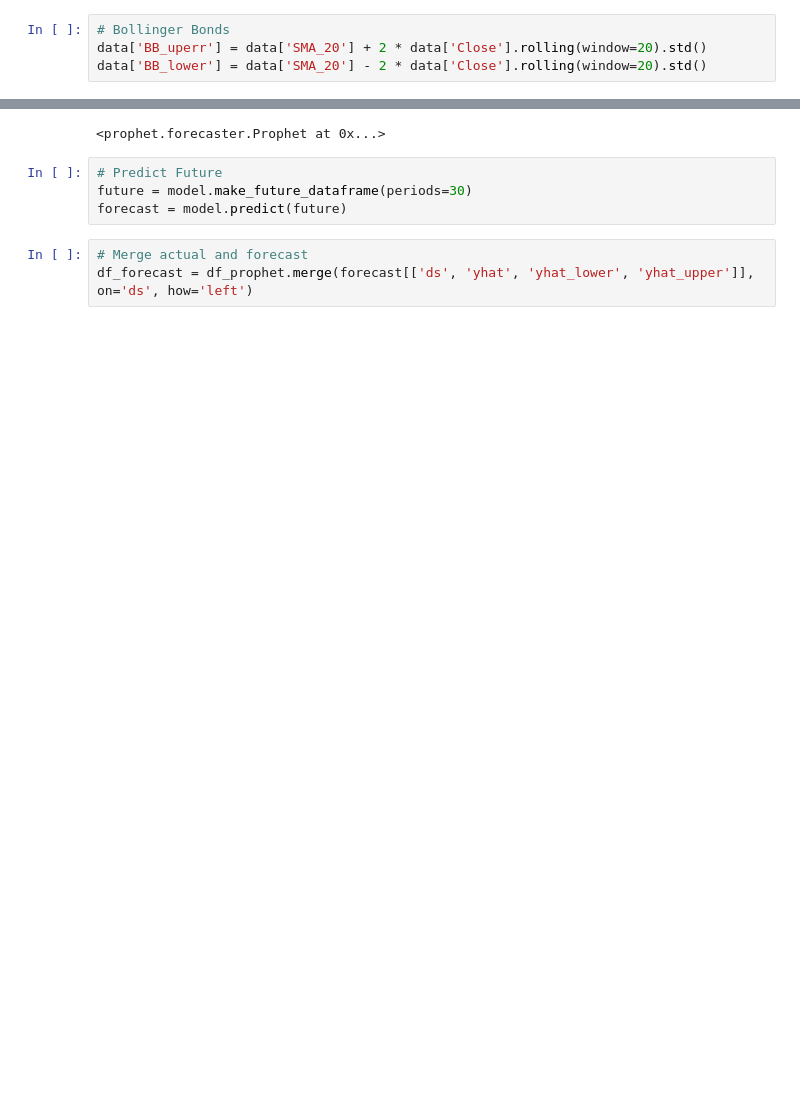
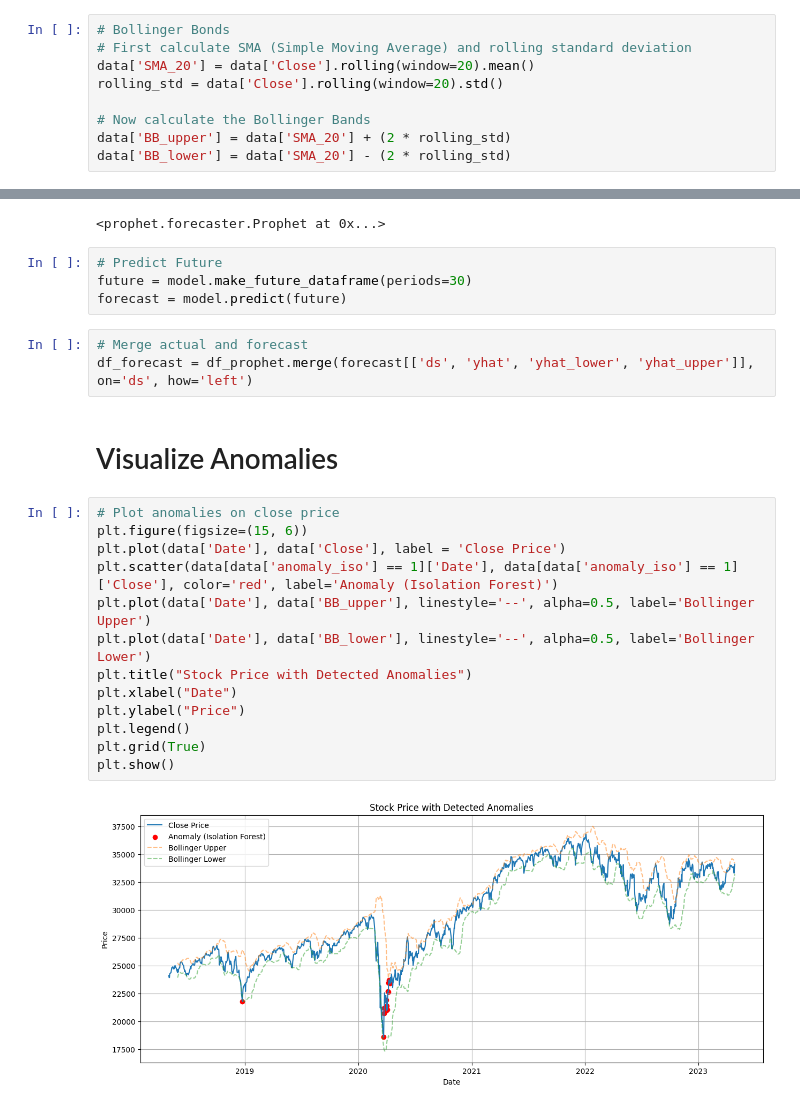
Before and after one commit to HamzaAhmadOfficial/Financial-TimeSeries-Anomaly-Detection, a Jupyter notebook: Financial Time Series Anomaly detection Task # 01.ipynb, the cells around one changed output, grey strips where cells are left out. Cells and saved outputs as stored; diff of their text form; blank space fills up the shorter version.

Commit message:
code added for visualization

```diff
--- a/Financial Time Series Anomaly detection Task # 01.ipynb
+++ b/Financial Time Series Anomaly detection Task # 01.ipynb
@@ -95,8 +95,13 @@ data['SMA_20'] = data['Close'].rolling(window=20).mean()
 data['EMA_20'] = data['Close'].ewm(span=20, adjust=False).mean()
 # %%
 # Bollinger Bonds
-data['BB_uperr'] = data['SMA_20'] + 2 * data['Close'].rolling(window=20).std()
-data['BB_lower'] = data['SMA_20'] - 2 * data['Close'].rolling(window=20).std()
+# First calculate SMA (Simple Moving Average) and rolling standard deviation
+data['SMA_20'] = data['Close'].rolling(window=20).mean()
+rolling_std = data['Close'].rolling(window=20).std()
+
+# Now calculate the Bollinger Bands
+data['BB_upper'] = data['SMA_20'] + (2 * rolling_std)
+data['BB_lower'] = data['SMA_20'] - (2 * rolling_std)
 # %%
 # RSI (Relative Strength Index)
 delta = data['Close'].diff()
@@ -151,3 +156,20 @@ forecast = model.predict(future)
 # %%
 # Merge actual and forecast
 df_forecast = df_prophet.merge(forecast[['ds', 'yhat', 'yhat_lower', 'yhat_upper']], on='ds', how='left')
+# %% [markdown]
+# Visualize Anomalies
+# %%
+# Plot anomalies on close price
+plt.figure(figsize=(15, 6))
+plt.plot(data['Date'], data['Close'], label = 'Close Price')
+plt.scatter(data[data['anomaly_iso'] == 1]['Date'], data[data['anomaly_iso'] == 1]['Close'], color='red', label='Anomaly (Isolation Forest)')
+plt.plot(data['Date'], data['BB_upper'], linestyle='--', alpha=0.5, label='Bollinger Upper')
+plt.plot(data['Date'], data['BB_lower'], linestyle='--', alpha=0.5, label='Bollinger Lower')
+plt.title("Stock Price with Detected Anomalies")
+plt.xlabel("Date")
+plt.ylabel("Price")
+plt.legend()
+plt.grid(True)
+plt.show()
+# %% [output]
+[figure, added]
```
Also changed, not shown: parts of 3 cells of this notebook.
